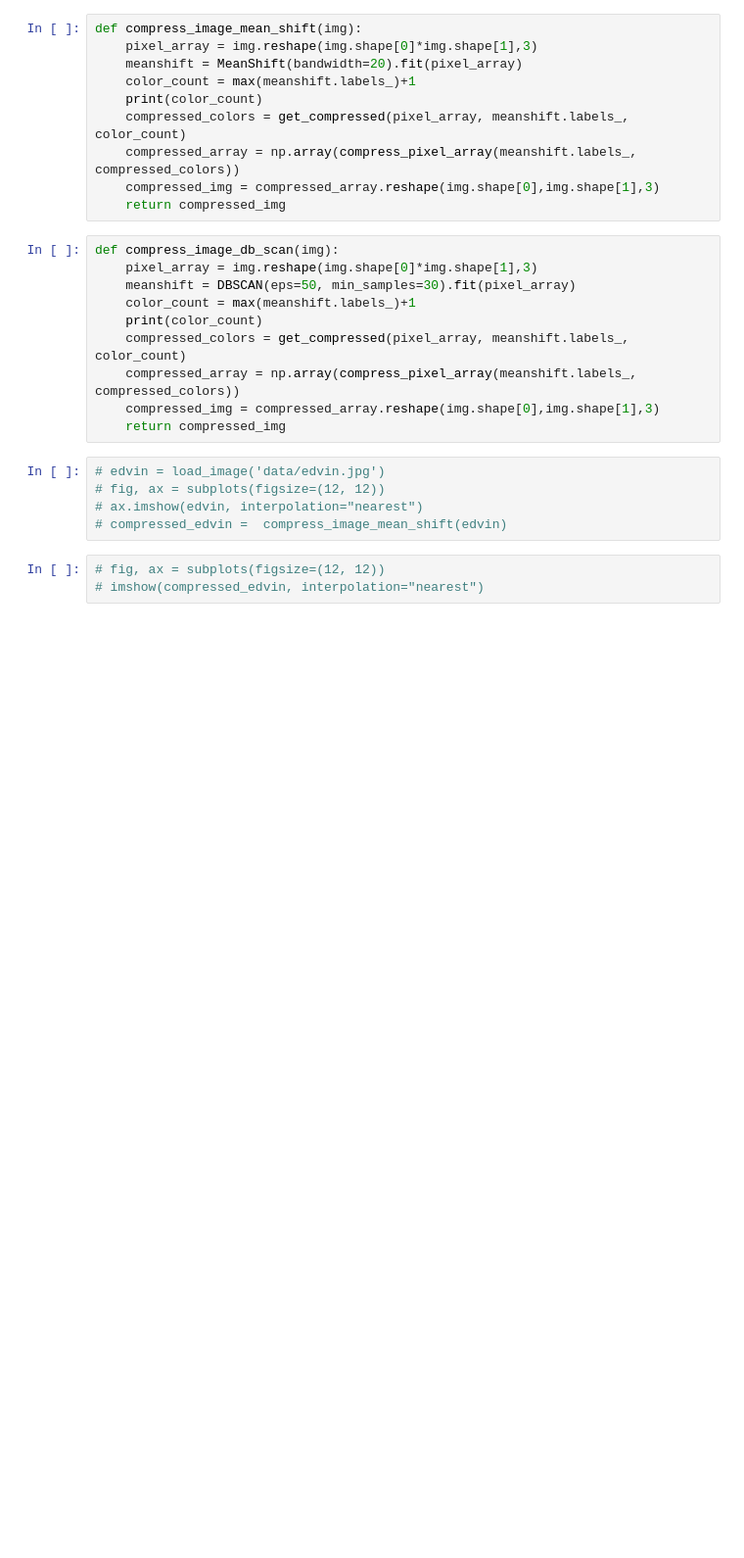
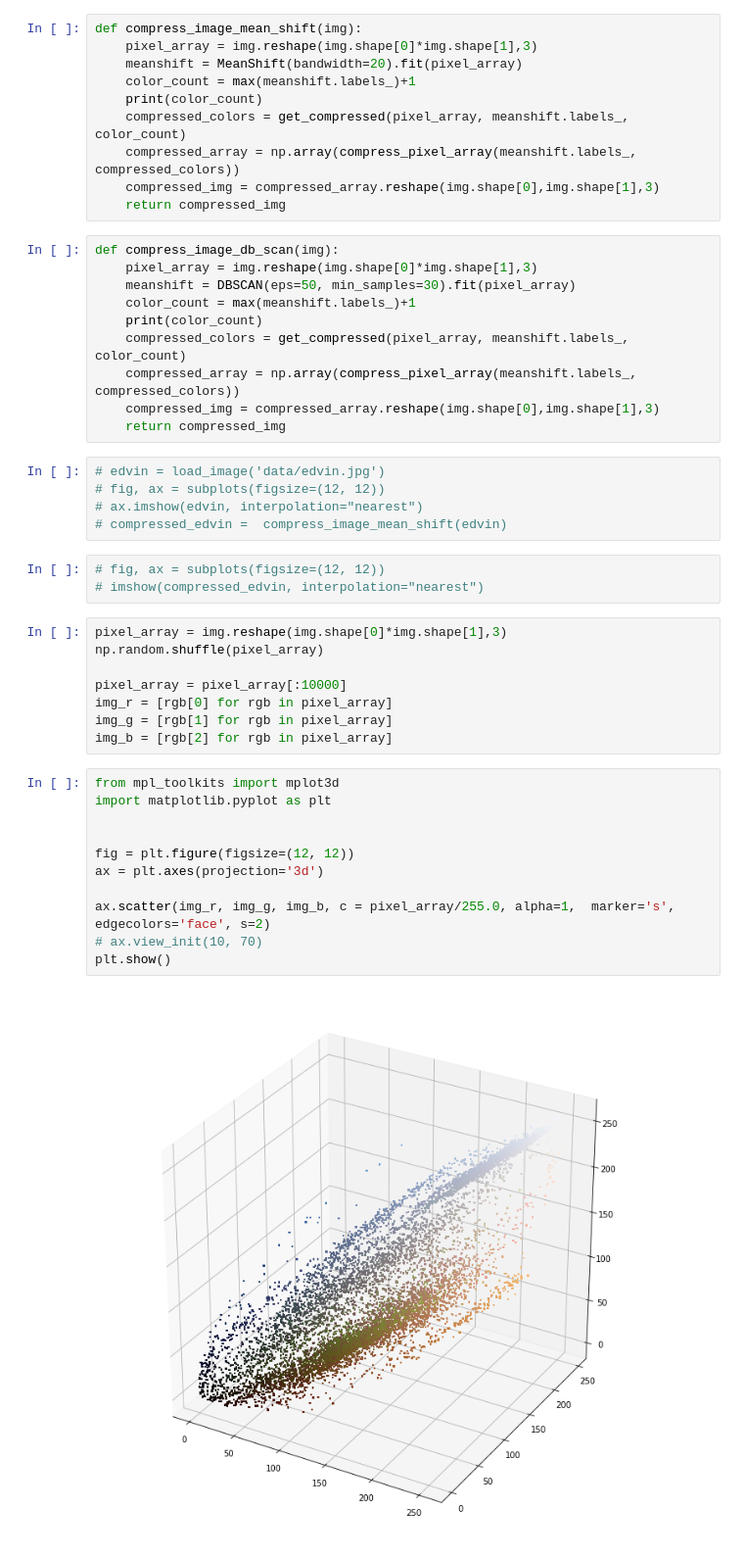
Before and after one commit to SimonSebechlebsky/vos2-clustering, a Jupyter notebook: image-compression.ipynb, the cells around one changed output. Shown at 98% size. Cells and saved outputs as stored; diff of their text form; blank space fills up the shorter version.

```diff
--- a/image-compression.ipynb
+++ b/image-compression.ipynb
@@ -197,3 +197,24 @@ def compress_image_db_scan(img):
 # %%
 # fig, ax = subplots(figsize=(12, 12))
 # imshow(compressed_edvin, interpolation="nearest")
+# %%
+pixel_array = img.reshape(img.shape[0]*img.shape[1],3)
+np.random.shuffle(pixel_array)
+
+pixel_array = pixel_array[:10000]
+img_r = [rgb[0] for rgb in pixel_array]
+img_g = [rgb[1] for rgb in pixel_array]
+img_b = [rgb[2] for rgb in pixel_array]
+# %%
+from mpl_toolkits import mplot3d
+import matplotlib.pyplot as plt
+
+
+fig = plt.figure(figsize=(12, 12))
+ax = plt.axes(projection='3d')
+
+ax.scatter(img_r, img_g, img_b, c = pixel_array/255.0, alpha=1,  marker='s', edgecolors='face', s=2)
+# ax.view_init(10, 70)
+plt.show()
+# %% [output]
+[figure, added]
```
Also changed, not shown: parts of 3 cells of this notebook.
